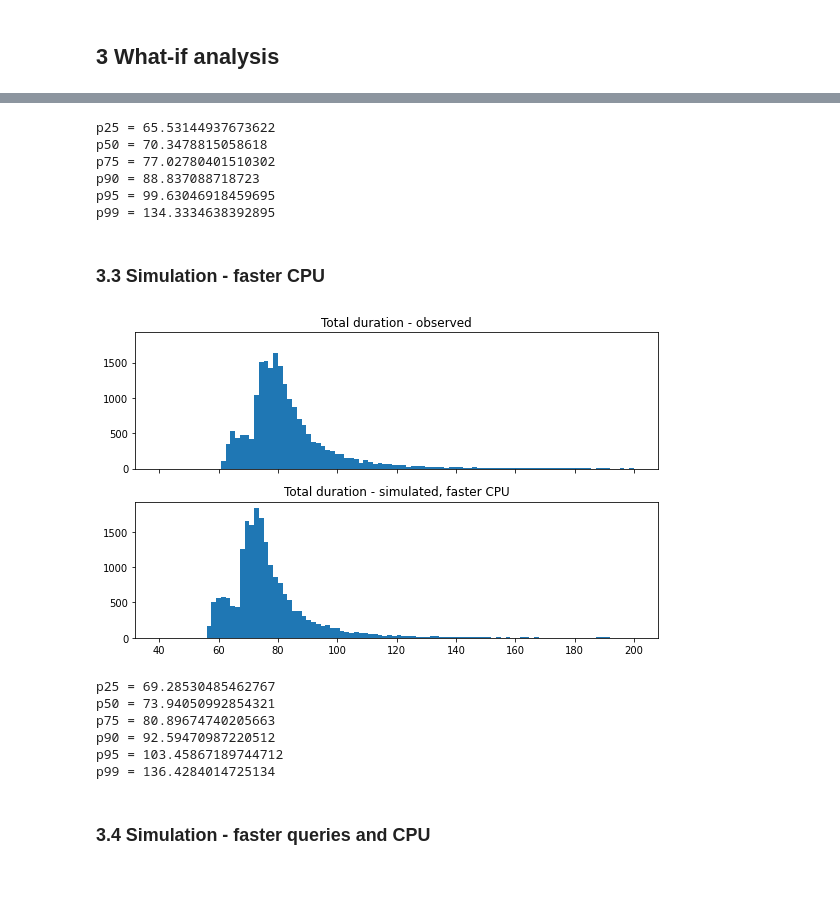
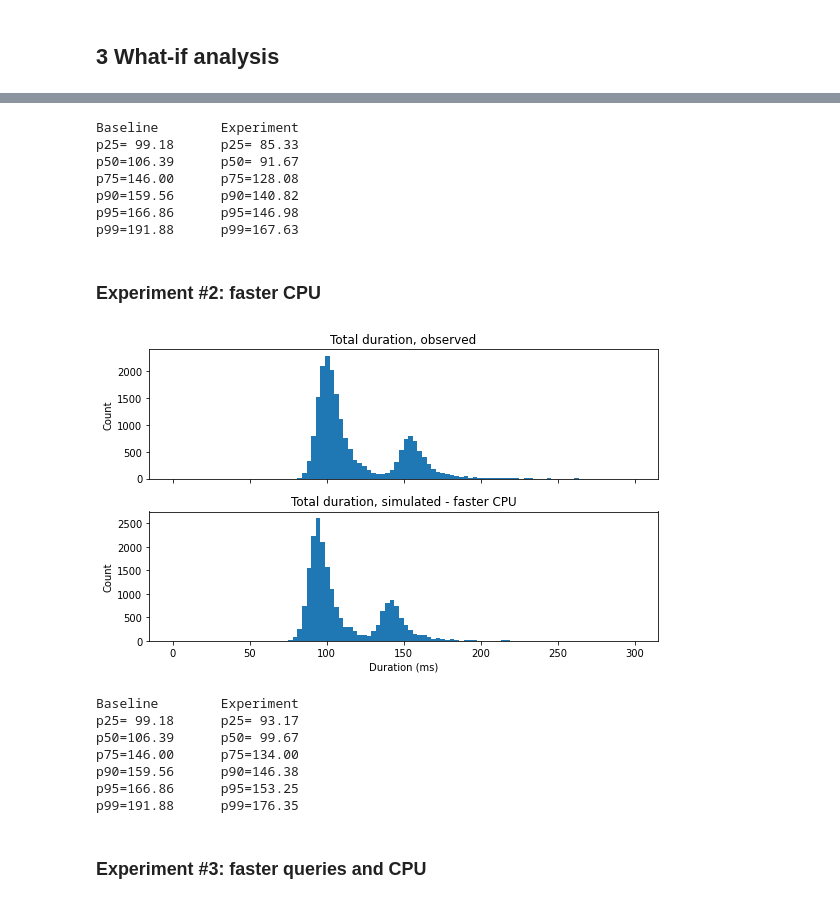
Before and after one commit to williewheeler/stats-demos, a Jupyter notebook: simulations/duration-what-if-simulation-empirical.ipynb, the cells around one changed output, grey strips where cells are left out. Cells and saved outputs as stored; diff of their text form; code cells hidden in the pictures.

```diff
--- a/simulations/duration-what-if-simulation-empirical.ipynb
+++ b/simulations/duration-what-if-simulation-empirical.ipynb
@@ -85,4 +99,4 @@ cpu_quantiles = np.quantile(cpu_data, indices)
 # %%
-cpu_sample = np.empty(20000)
-for i in range(20000):
-    cpu_sample[i] = cpu_quantiles[rng.integers(0, num_bins)]
+n_sample = 20000
+i_sample = random.choices(range(0, n_total), k=n_sample)
+query_sample = query_dur[i_sample]
@@ -105,13 +120,9 @@ p99 = 85.59923356532906
 # %% [markdown]
 ## 3 What-if analysis
 # %%
-def run_sim(n, query_factor=1.0, cpu_factor=1.0):
-    total_sample = np.empty(n)
-    for i in range(n):
-        query_idx = rng.integers(0, num_bins)
-        query_sample = query_quantiles[query_idx] * query_factor
-        cpu_idx = rng.integers(0, num_bins)
-        cpu_sample = cpu_quantiles[cpu_idx] * cpu_factor
-        total_sample[i] = query_sample + cpu_sample
-    return total_sample
+def run_sim(query_data, cpu_data, n, k_query=1.0, k_cpu=1.0):
+    i_sample = random.choices(range(0, n_total), k=n)
+    return k_query * query_data[i_sample] + k_cpu * cpu_data[i_sample]
+# %%
+n_sim = 20000
 # %% [markdown]
@@ -158,37 +160,34 @@ plt.show()
 # %%
-dump_quantiles(sim_sample_whatif_query)
+dump_quantiles(total_dur, sim_sample_whatif_query)
 # %% [output]
-p25 = 65.53144937673622
-p50 = 70.3478815058618
-p75 = 77.02780401510302
-p90 = 88.837088718723
-p95 = 99.63046918459695
-p99 = 134.3334638392895
+Baseline        Experiment
+p25= 99.18      p25= 85.33
+p50=106.39      p50= 91.67
+p75=146.00      p75=128.08
+p90=159.56      p90=140.82
+p95=166.86      p95=146.98
+p99=191.88      p99=167.63
 # %% [markdown]
-### 3.3 Simulation - faster CPU
+### Experiment \#2: faster CPU
 # %%
-sim_sample_whatif_cpu = run_sim(20000, cpu_factor=0.8)
+sim_sample_whatif_cpu = run_sim(query_dur, cpu_dur, n_sim, k_cpu=0.8)
 # %%
-fig, ax = plt.subplots(nrows=2, ncols=1, tight_layout=True, sharex=True, sharey=True, figsize=(8, 5))
-
-ax[0].hist(total_data, bins=100, range=[40, 200])
-ax[0].set_title("Total duration - observed")
-
-ax[1].hist(sim_sample_whatif_cpu, bins=100, range=[40, 200])
-ax[1].set_title("Total duration - simulated, faster CPU")
-
-plt.show()
+plot_sim_vs_observed(
+    total_dur, "Total duration, observed",
+    sim_sample_whatif_cpu, "Total duration, simulated - faster CPU",
+    [0, 300])
 # %% [output]
-[figure, old version]
+[figure, new version]
 # %%
-dump_quantiles(sim_sample_whatif_cpu)
+dump_quantiles(total_dur, sim_sample_whatif_cpu)
 # %% [output]
-p25 = 69.28530485462767
-p50 = 73.94050992854321
-p75 = 80.89674740205663
-p90 = 92.59470987220512
-p95 = 103.45867189744712
-p99 = 136.4284014725134
+Baseline        Experiment
+p25= 99.18      p25= 93.17
+p50=106.39      p50= 99.67
+p75=146.00      p75=134.00
+p90=159.56      p90=146.38
+p95=166.86      p95=153.25
+p99=191.88      p99=176.35
 # %% [markdown]
-### 3.4 Simulation - faster queries and CPU
+### Experiment \#3: faster queries and CPU
 # %%
```
Also changed, not shown: parts of 35 cells of this notebook.
